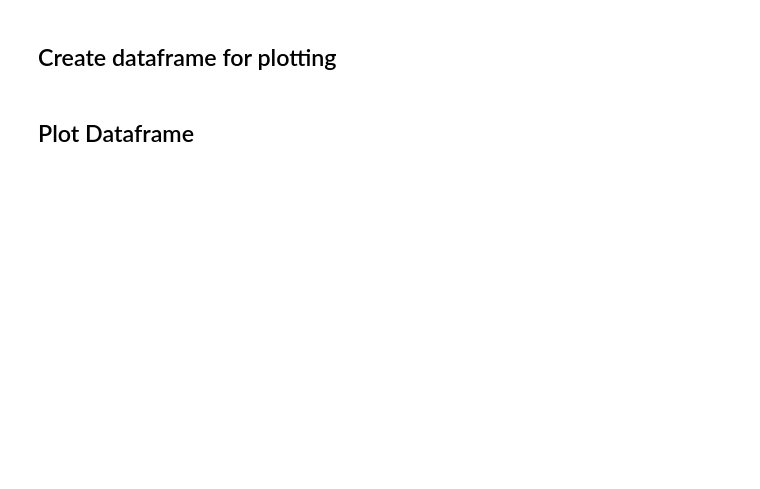
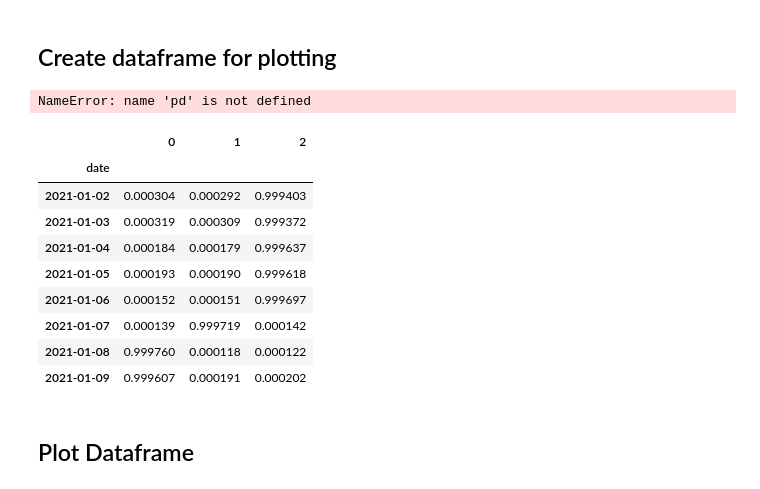
Before and after one commit to Chris-Kramer/language_assignments, a Jupyter notebook: assignment-5/src/assignment-5.ipynb, the cells around one changed output. Saved outputs shown, nothing was run; the diff lists cells and outputs as text; code cells hidden in the pictures; blank space fills up the shorter version.

```diff
--- a/assignment-5/src/assignment-5.ipynb
+++ b/assignment-5/src/assignment-5.ipynb
@@ -208,7 +219,22 @@ df["date"] = data["created_utc"].unique()
 #Set dates to be index
 df = df.set_index("date")
 #Make it wide formaet
-df = df.transpose()
+#df = df.transpose()
+# %% [output]
+NameError: name 'pd' is not defined
+# %%
+df
+# %% [output]
+|  | 0 | 1 | 2 |
+| date |  |  |  |
+| 2021-01-02 | 0.000304 | 0.000292 | 0.999403 |
+| 2021-01-03 | 0.000319 | 0.000309 | 0.999372 |
+| 2021-01-04 | 0.000184 | 0.000179 | 0.999637 |
+| 2021-01-05 | 0.000193 | 0.000190 | 0.999618 |
+| 2021-01-06 | 0.000152 | 0.000151 | 0.999697 |
+| 2021-01-07 | 0.000139 | 0.999719 | 0.000142 |
+| 2021-01-08 | 0.999760 | 0.000118 | 0.000122 |
+| 2021-01-09 | 0.999607 | 0.000191 | 0.000202 |
 # %% [markdown]
 ## Plot Dataframe
 # %%
```
Also changed, not shown: parts of 9 cells of this notebook, 8 other files.
